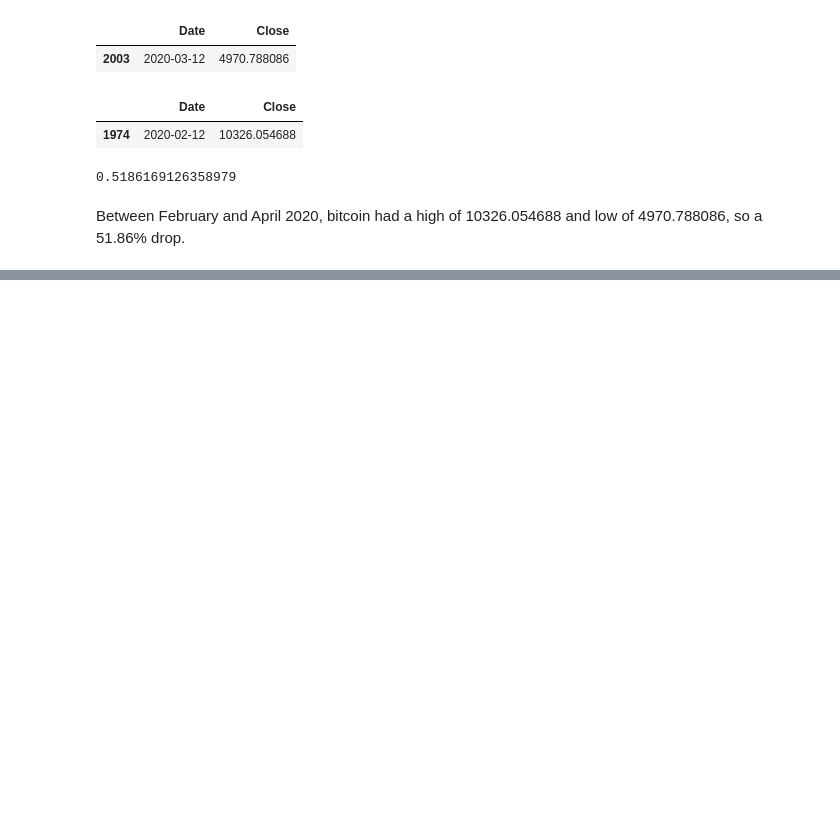
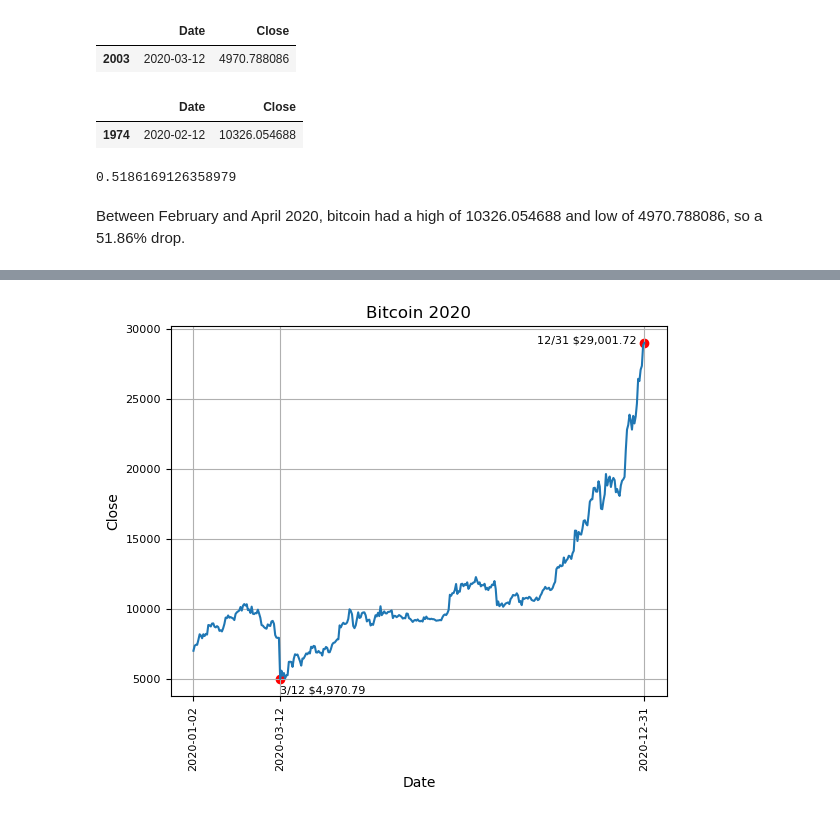
Before and after one commit to rushichokshi/Investment-Analysis, a Jupyter notebook: notebooks/bitcoin.ipynb, the cells around one changed output, grey strips where cells are left out. Cells and saved outputs as stored; diff of their text form; code cells hidden in the pictures; blank space fills up the shorter version.

```diff
--- a/notebooks/bitcoin.ipynb
+++ b/notebooks/bitcoin.ipynb
@@ -119,0 +159,18 @@ Between February and April 2020, bitcoin had a high of 10326.054688 and low of 4
+# %%
+sns.lineplot(x=bitcoin[bitcoin['Date']>='2020-01-02'][bitcoin['Date']<='2020-12-31']['Date'],y=bitcoin[bitcoin['Date']>='2020-01-02'][bitcoin['Date']<='2020-12-31']['Close'])
+plt.grid(True)
+plt.xticks(rotation=90)
+plt.xticks(ticks=['2020-01-02','2020-12-31','2020-03-12'],fontsize=8)
+
+plt.scatter('2020-03-12',4970.788086,marker='o',color='red')
+plt.text('2020-03-12',4970.788086 - 1000,'3/12 $4,970.79',fontsize=8)
+
+plt.scatter('2020-12-31',29001.720703,marker='o',color='red')
+plt.text('2020-10-05',29001.720703,'12/31 $29,001.72',fontsize=8)
+
+plt.title('Bitcoin 2020')
+plt.yticks(fontsize=8)
+
+plt.show()
+# %% [output]
+[figure, added]
```
Also changed, not shown: parts of 6 cells of this notebook, 4 other files.
